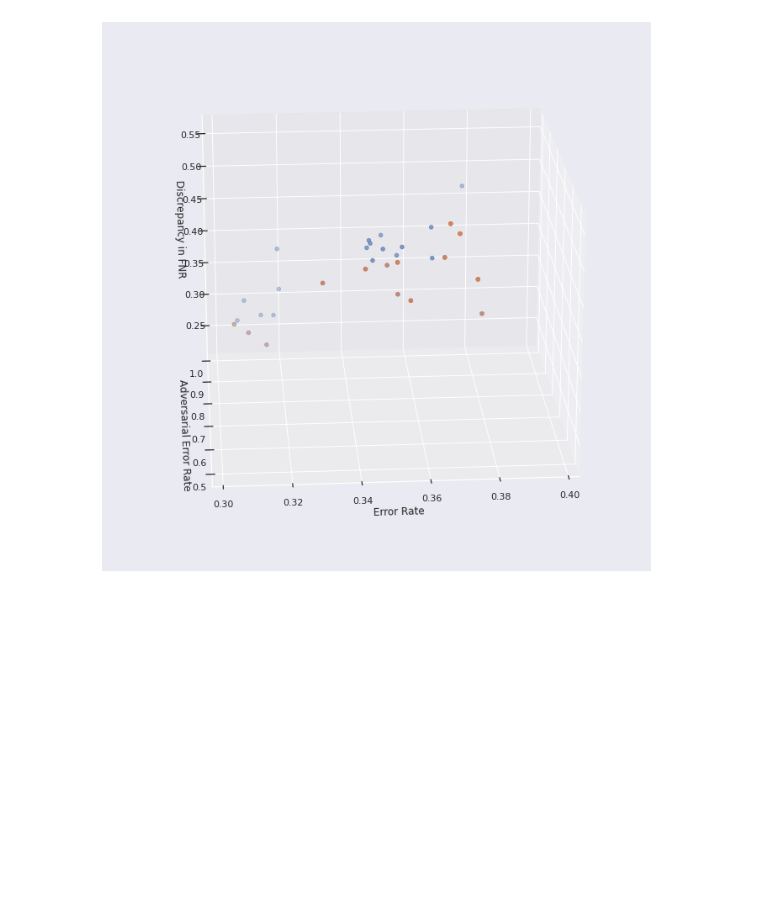
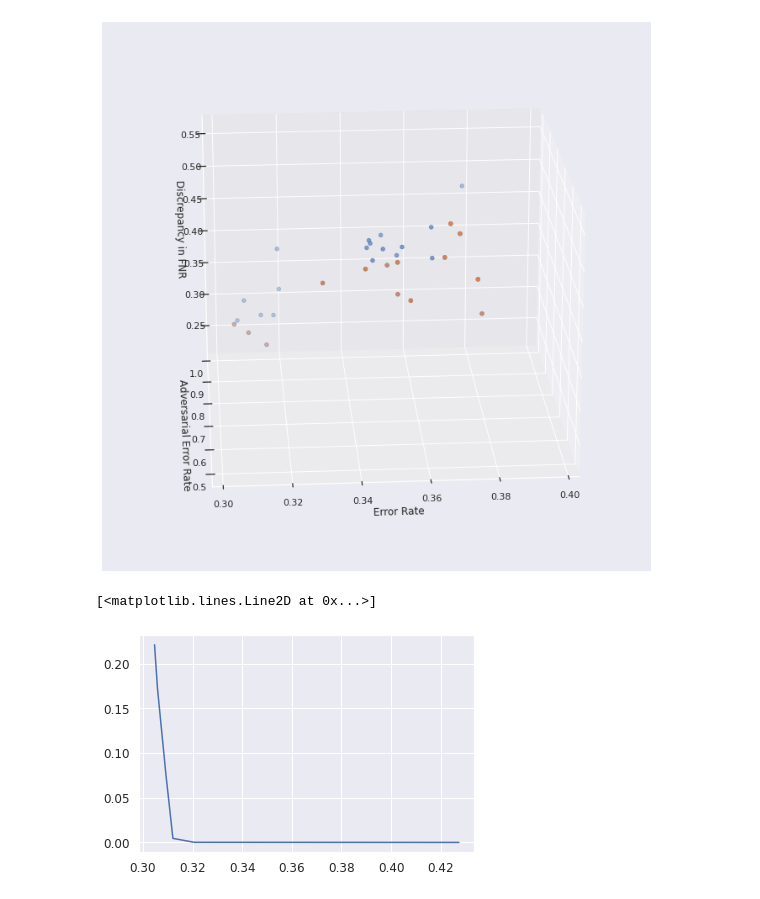
Before and after one commit to AlexMeinke/fairness-cybersecurity-draft-aia-experiments, a Jupyter notebook: GeneratePlots.ipynb, the cells around one changed output. Cells and saved outputs as stored; diff of their text form; code cells hidden in the pictures; blank space fills up the shorter version.

```diff
--- a/GeneratePlots.ipynb
+++ b/GeneratePlots.ipynb
@@ -234,0 +282,5 @@ plt.show()
+# %%
+plt.plot(x,y)
+# %% [output]
+[<matplotlib.lines.Line2D at 0x...>]
+[figure, added]
```
Also changed, not shown: parts of 12 cells of this notebook, 4 other files.
